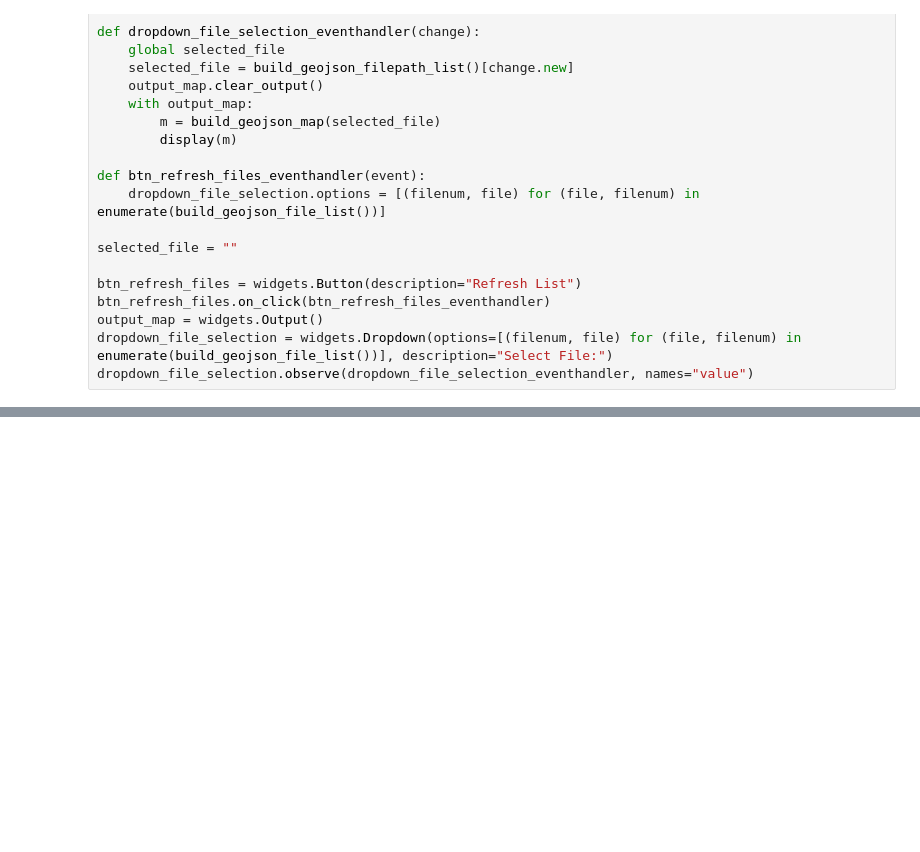
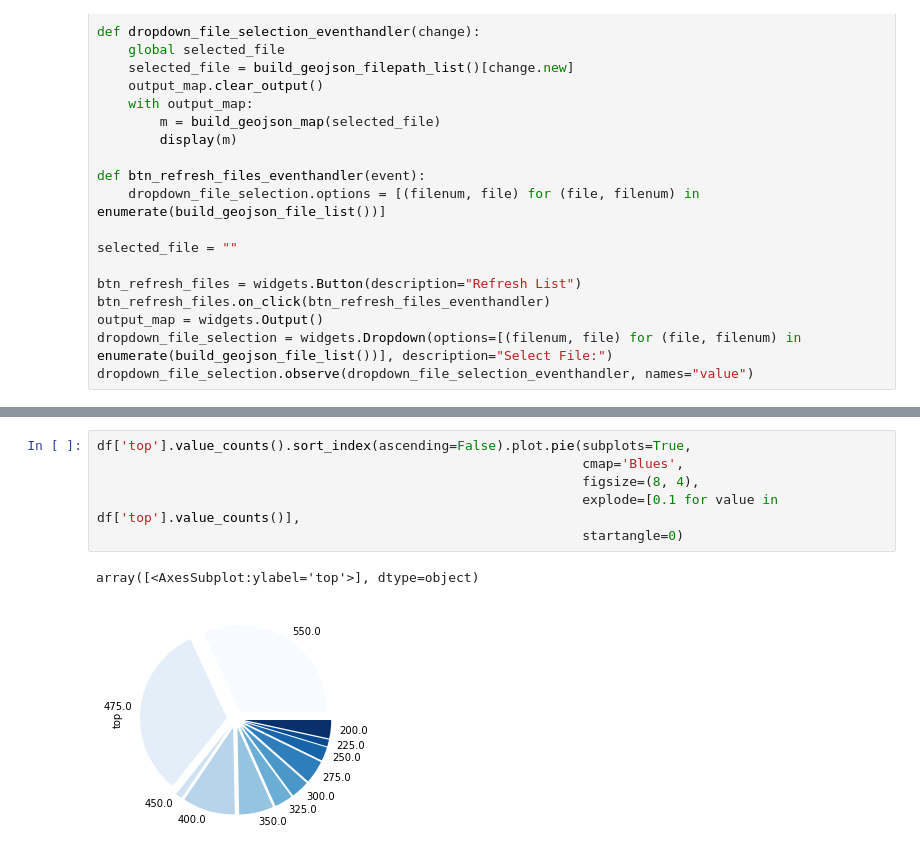
Before and after one commit to jasonwashburn/VWGeojsonViewer, a Jupyter notebook: VW_GeoJSON_Viewer.ipynb, the cells around one changed output, grey strips where cells are left out. Drawn from its saved outputs; the diff is of its cells as text; blank space fills up the shorter version.

Commit message:
working on some additional chart options'

```diff
--- a/VW_GeoJSON_Viewer.ipynb
+++ b/VW_GeoJSON_Viewer.ipynb
@@ -237,0 +216,9 @@ type_counts
+# %%
+df['top'].value_counts().sort_index(ascending=False).plot.pie(subplots=True,
+                                                              cmap='Blues',
+                                                              figsize=(8, 4),
+                                                              explode=[0.1 for value in df['top'].value_counts()],
+                                                              startangle=0)
+# %% [output]
+array([<AxesSubplot:ylabel='top'>], dtype=object)
+[figure, added]
```
Also changed, not shown: parts of 37 cells of this notebook.
